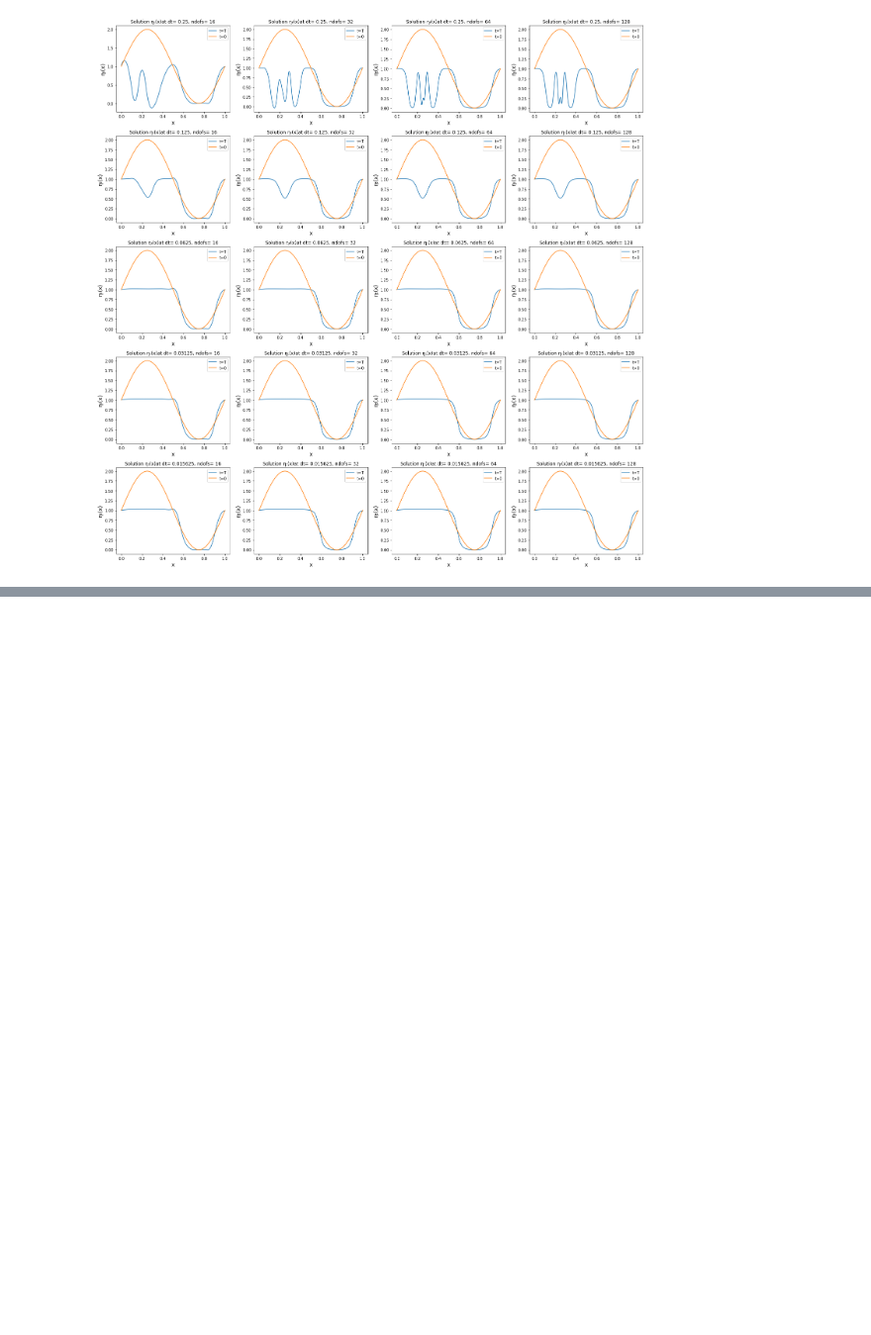
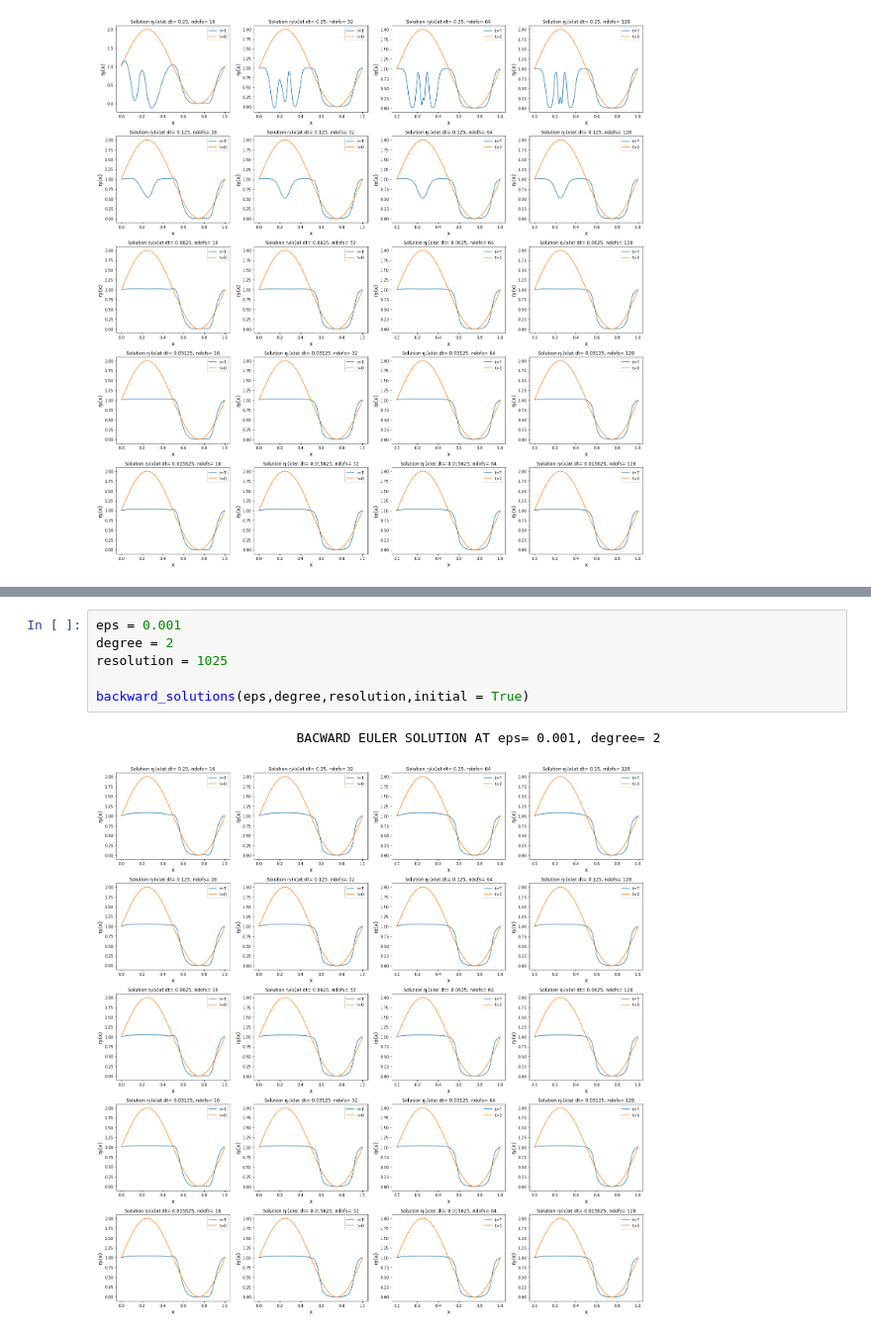
Before and after one commit to martinateruzzi/P1.4_seed, a Jupyter notebook: final_project/final_project_2019-2020.ipynb, the cells around one changed output, grey strips where cells are left out. Shown at 99% size. Drawn from its saved outputs; the diff is of its cells as text; blank space fills up the shorter version.

```diff
--- a/final_project/final_project_2019-2020.ipynb
+++ b/final_project/final_project_2019-2020.ipynb
@@ -385,0 +391,9 @@ def solve_allen_cahan_backward(eta_0_function, eps, dt, ndofs, degree):
+# %%
+eps = 0.001
+degree = 2
+resolution = 1025
+
+backward_solutions(eps,degree,resolution,initial = True)
+# %% [output]
+                          BACWARD EULER SOLUTION AT eps= 0.001, degree= 2
+[figure, added]
```
Also changed, not shown: parts of 9 cells of this notebook.
